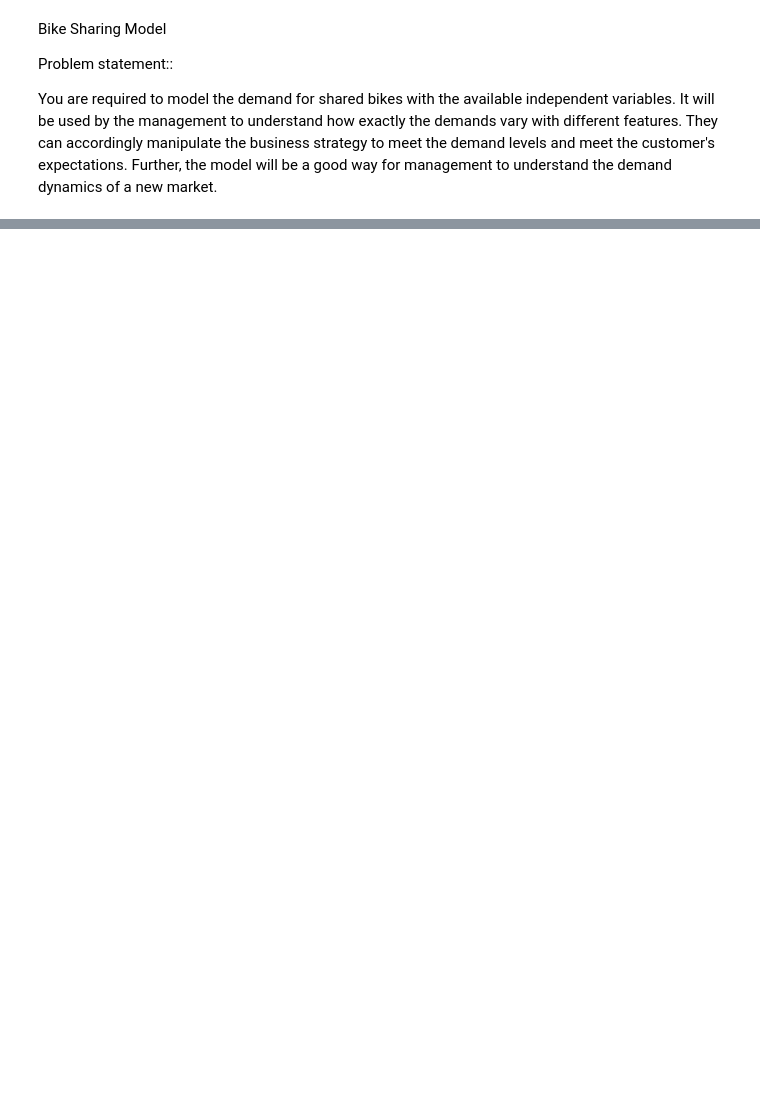
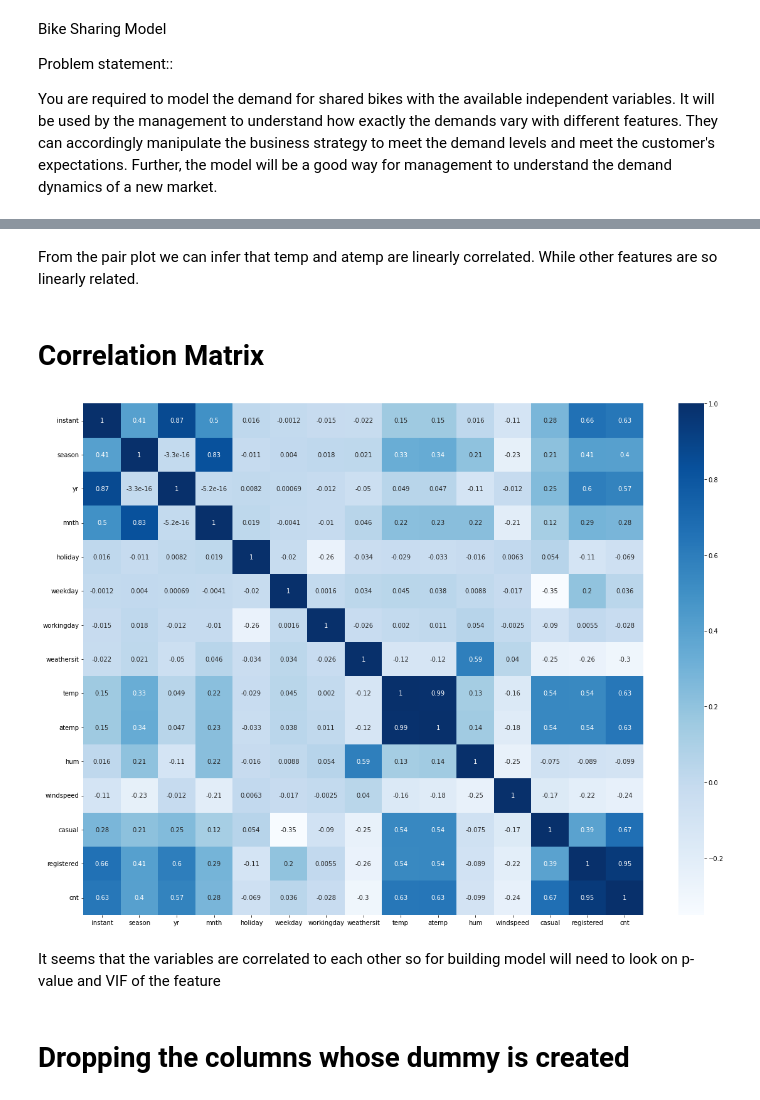
Before and after one commit to vaishali296/Data_science, a Jupyter notebook: Project/Bike_Sharing/BikeSharing_LinearRegression.ipynb, the cells around one changed output, grey strips where cells are left out. Cells and saved outputs as stored; diff of their text form; code cells hidden in the pictures; blank space fills up the shorter version.

```diff
--- a/Project/Bike_Sharing/BikeSharing_LinearRegression.ipynb
+++ b/Project/Bike_Sharing/BikeSharing_LinearRegression.ipynb
@@ -20,0 +19,2 @@ FileNotFoundError: [Errno 2] No such file or directory: 'Housing.csv'
+# %%
+df_bike = pd.read_csv("day.csv")
@@ -20,0 +325,15 @@ FileNotFoundError: [Errno 2] No such file or directory: 'Housing.csv'
+# %% [markdown]
+From the pair plot we can infer that temp and atemp are linearly correlated.
+While other features are so linearly related.
+# %% [markdown]
+# Correlation Matrix
+# %%
+plt.figure(figsize = (20,15))
+sns.heatmap(df_bike.corr(), annot = True, cmap="Blues")
+plt.show()
+# %% [output]
+[figure, added]
+# %% [markdown]
+It seems that the variables are correlated to each other so for building model will need to look on p-value and VIF of the feature
+# %% [markdown]
+# Dropping the columns whose dummy is created
```
Also changed, not shown: parts of 133 cells of this notebook, 1 other file.
